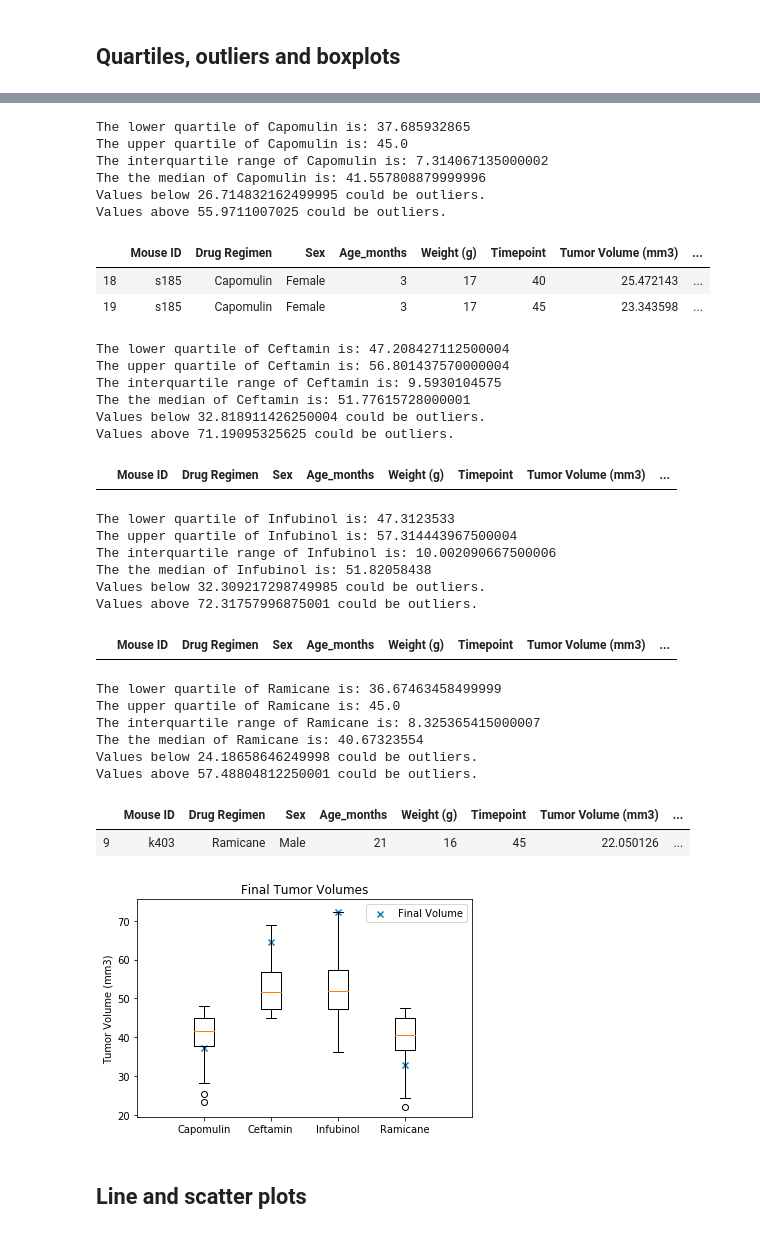
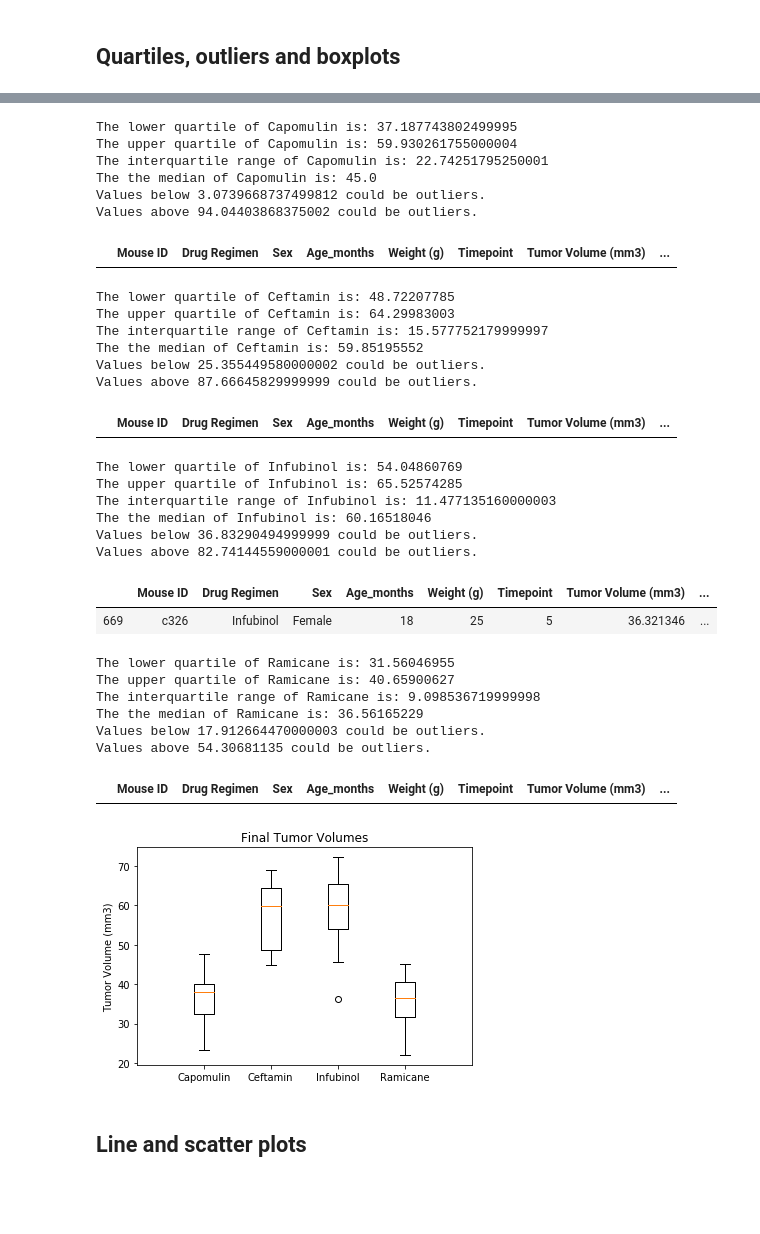
Before and after one commit to glandsly/matplotlib-challenge, a Jupyter notebook: pymaceuticals/pymaceuticals_starter.ipynb, the cells around one changed output, grey strips where cells are left out. Drawn from its saved outputs; the diff is of its cells as text; code cells hidden in the pictures; blank space fills up the shorter version.

Commit message:
fixed errors in quartiles and outliers

```diff
--- a/pymaceuticals/pymaceuticals_starter.ipynb
+++ b/pymaceuticals/pymaceuticals_starter.ipynb
@@ -105,8 +113,8 @@ final_vol_df
 # %%
 #Capomulin
-capomulin_df = merged_df.query("`Drug Regimen` == 'Capomulin'")
+capomulin_df = final_vol_df.query("`Drug Regimen` == 'Capomulin'")
 
-quartiles = capomulin_df['Tumor Volume (mm3)'].quantile([.25,.5,.75])
+quartiles = final_vol_df['Tumor Volume (mm3)'].quantile([.25,.5,.75])
 lowerq = quartiles[0.25]
 upperq = quartiles[0.75]
 iqr = upperq-lowerq
@@ -125,18 +133,16 @@ print(f"Values above {upper_bound} could be outliers.")
 capomulin_outlier_df = capomulin_df.loc[(capomulin_df['Tumor Volume (mm3)'] < lower_bound) | (capomulin_df['Tumor Volume (mm3)'] > upper_bound)]
 capomulin_outlier_df
 # %% [output]
-The lower quartile of Capomulin is: 37.685932865
-The upper quartile of Capomulin is: 45.0
-The interquartile range of Capomulin is: 7.314067135000002
-The the median of Capomulin is: 41.557808879999996
-Values below 26.714832162499995 could be outliers.
-Values above 55.9711007025 could be outliers.
+The lower quartile of Capomulin is: 37.187743802499995
+The upper quartile of Capomulin is: 59.930261755000004
+The interquartile range of Capomulin is: 22.74251795250001
+The the median of Capomulin is: 45.0
+Values below 3.0739668737499812 could be outliers.
+Values above 94.04403868375002 could be outliers.
 |  | Mouse ID | Drug Regimen | Sex | Age_months | Weight (g) | Timepoint | Tumor Volume (mm3) | ... |
-| 18 | s185 | Capomulin | Female | 3 | 17 | 40 | 25.472143 | ... |
-| 19 | s185 | Capomulin | Female | 3 | 17 | 45 | 23.343598 | ... |
 # %%
 #Ceftamin
-ceftamin_df = merged_df.query("`Drug Regimen` == 'Ceftamin'")
+ceftamin_df = final_vol_df.query("`Drug Regimen` == 'Ceftamin'")
 
 quartiles = ceftamin_df['Tumor Volume (mm3)'].quantile([.25,.5,.75])
 lowerq = quartiles[0.25]
@@ -157,16 +163,16 @@ print(f"Values above {upper_bound} could be outliers.")
 ceftamin_outlier_df = ceftamin_df.loc[(ceftamin_df['Tumor Volume (mm3)'] < lower_bound) | (ceftamin_df['Tumor Volume (mm3)'] > upper_bound)]
 ceftamin_outlier_df
 # %% [output]
-The lower quartile of Ceftamin is: 47.208427112500004
-The upper quartile of Ceftamin is: 56.801437570000004
-The interquartile range of Ceftamin is: 9.5930104575
-The the median of Ceftamin is: 51.77615728000001
-Values below 32.818911426250004 could be outliers.
-Values above 71.19095325625 could be outliers.
+The lower quartile of Ceftamin is: 48.72207785
+The upper quartile of Ceftamin is: 64.29983003
+The interquartile range of Ceftamin is: 15.577752179999997
+The the median of Ceftamin is: 59.85195552
+Values below 25.355449580000002 could be outliers.
+Values above 87.66645829999999 could be outliers.
 |  | Mouse ID | Drug Regimen | Sex | Age_months | Weight (g) | Timepoint | Tumor Volume (mm3) | ... |
 # %%
 #Infubinol
-infubinol_df = merged_df.query("`Drug Regimen` == 'Infubinol'")
+infubinol_df = final_vol_df.query("`Drug Regimen` == 'Infubinol'")
 
 quartiles = infubinol_df['Tumor Volume (mm3)'].quantile([.25,.5,.75])
 lowerq = quartiles[0.25]
@@ -187,16 +193,17 @@ print(f"Values above {upper_bound} could be outliers.")
 infubinol_outlier_df = infubinol_df.loc[(infubinol_df['Tumor Volume (mm3)'] < lower_bound) | (infubinol_df['Tumor Volume (mm3)'] > upper_bound)]
 infubinol_outlier_df
 # %% [output]
-The lower quartile of Infubinol is: 47.3123533
-The upper quartile of Infubinol is: 57.314443967500004
-The interquartile range of Infubinol is: 10.002090667500006
-The the median of Infubinol is: 51.82058438
-Values below 32.309217298749985 could be outliers.
-Values above 72.31757996875001 could be outliers.
+The lower quartile of Infubinol is: 54.04860769
+The upper quartile of Infubinol is: 65.52574285
+The interquartile range of Infubinol is: 11.477135160000003
+The the median of Infubinol is: 60.16518046
+Values below 36.83290494999999 could be outliers.
+Values above 82.74144559000001 could be outliers.
 |  | Mouse ID | Drug Regimen | Sex | Age_months | Weight (g) | Timepoint | Tumor Volume (mm3) | ... |
+| 669 | c326 | Infubinol | Female | 18 | 25 | 5 | 36.321346 | ... |
 # %%
 #Ramicane
-ramicane_df = merged_df.query("`Drug Regimen` == 'Ramicane'")
+ramicane_df = final_vol_df.query("`Drug Regimen` == 'Ramicane'")
 
 quartiles = ramicane_df['Tumor Volume (mm3)'].quantile([.25,.5,.75])
 lowerq = quartiles[0.25]
@@ -217,33 +224,29 @@ print(f"Values above {upper_bound} could be outliers.")
 ramicane_outlier_df = ramicane_df.loc[(ramicane_df['Tumor Volume (mm3)'] < lower_bound) | (ramicane_df['Tumor Volume (mm3)'] > upper_bound)]
 ramicane_outlier_df
 # %% [output]
-The lower quartile of Ramicane is: 36.67463458499999
-The upper quartile of Ramicane is: 45.0
-The interquartile range of Ramicane is: 8.325365415000007
-The the median of Ramicane is: 40.67323554
-Values below 24.18658646249998 could be outliers.
-Values above 57.48804812250001 could be outliers.
+The lower quartile of Ramicane is: 31.56046955
+The upper quartile of Ramicane is: 40.65900627
+The interquartile range of Ramicane is: 9.098536719999998
+The the median of Ramicane is: 36.56165229
+Values below 17.912664470000003 could be outliers.
+Values above 54.30681135 could be outliers.
 |  | Mouse ID | Drug Regimen | Sex | Age_months | Weight (g) | Timepoint | Tumor Volume (mm3) | ... |
-| 9 | k403 | Ramicane | Male | 21 | 16 | 45 | 22.050126 | ... |
 # %%
 # Generate a box plot of the final tumor volume of each mouse across four regimens of interest
 fig, ax = plt.subplots()
 
 ax.set_title('Final Tumor Volumes')
 ax.set_ylabel('Tumor Volume (mm3)')
 ax.set_xticklabels(most_promising_drugs)
 
 ax.boxplot(capomulin_df['Tumor Volume (mm3)'])
 ax.boxplot(ceftamin_df['Tumor Volume (mm3)'], positions=[1.5])
 ax.boxplot(infubinol_df['Tumor Volume (mm3)'], positions=[2])
 ax.boxplot(ramicane_df['Tumor Volume (mm3)'], positions=[2.5])
 
-ax.scatter([1, 1.5, 2, 2.5], final_vol_df['Tumor Volume (mm3)'], marker='x', label='Final Volume')
-plt.legend(loc='best')
-
 plt.show()
 # %% [output]
-[figure, old version]
+[figure, new version]
 # %% [markdown]
 ## Line and scatter plots
 # %%
```
Also changed, not shown: parts of 1 cell of this notebook.
